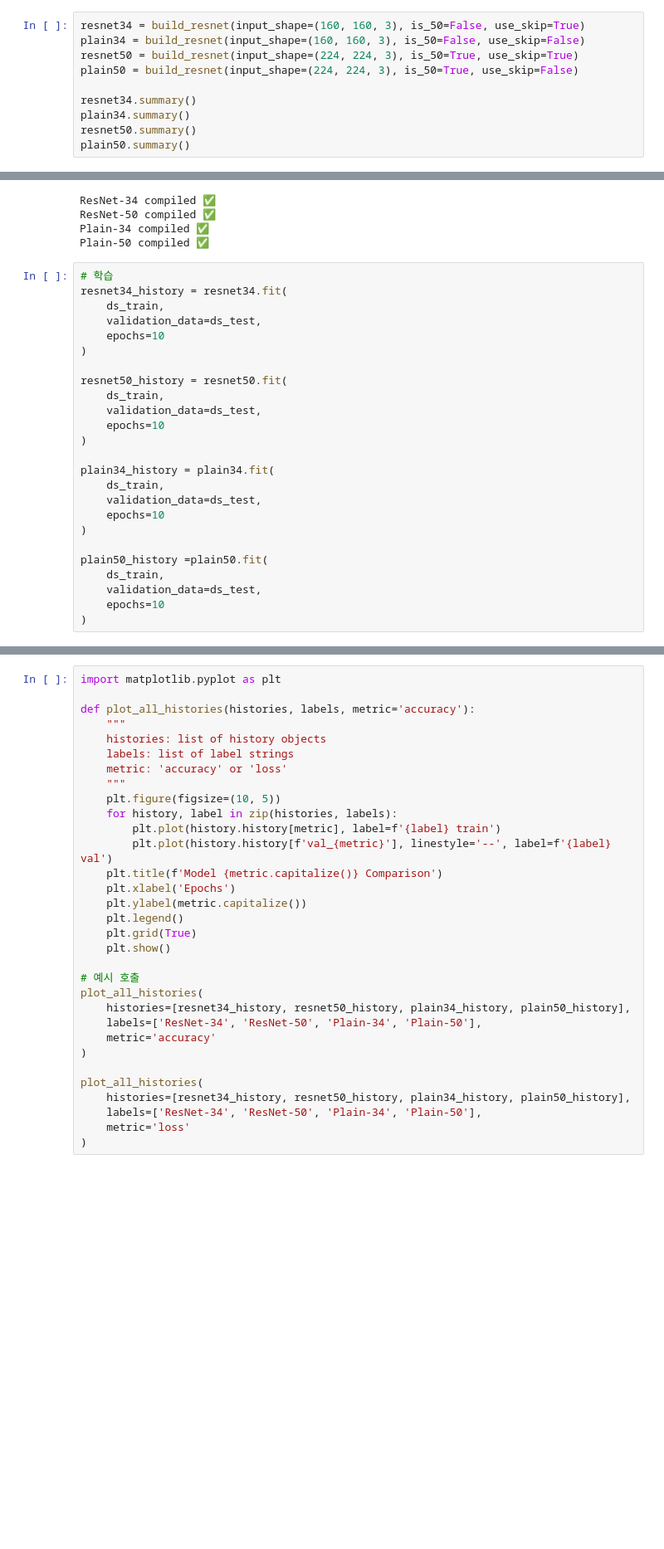
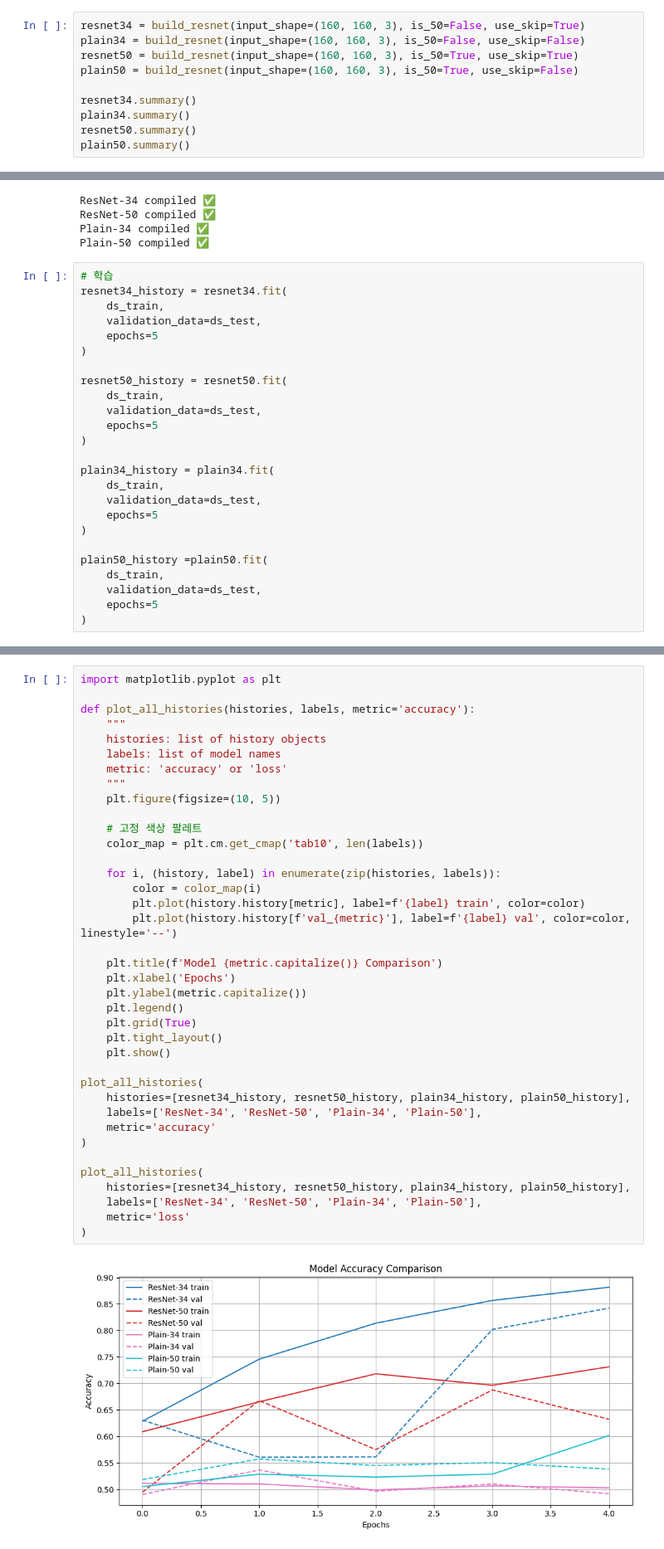
Before and after one commit to ruby413/AIFFEL_quest_rs, a Jupyter notebook: GoingDeeper/GD_01_02/resnet.ipynb, the cells around one changed output, grey strips where cells are left out. Shown at 83% size. Drawn from its saved outputs; the diff is of its cells as text; blank space fills up the shorter version.

```diff
--- a/GoingDeeper/GD_01_02/resnet.ipynb
+++ b/GoingDeeper/GD_01_02/resnet.ipynb
@@ -122,8 +122,8 @@ def build_resnet(input_shape=(32, 32, 3), num_classes=10, is_50=False, use_skip=
 # %%
 resnet34 = build_resnet(input_shape=(160, 160, 3), is_50=False, use_skip=True)
 plain34 = build_resnet(input_shape=(160, 160, 3), is_50=False, use_skip=False)
-resnet50 = build_resnet(input_shape=(224, 224, 3), is_50=True, use_skip=True)
-plain50 = build_resnet(input_shape=(224, 224, 3), is_50=True, use_skip=False)
+resnet50 = build_resnet(input_shape=(160, 160, 3), is_50=True, use_skip=True)
+plain50 = build_resnet(input_shape=(160, 160, 3), is_50=True, use_skip=False)
 
 resnet34.summary()
 plain34.summary()
@@ -247,24 +247,24 @@ Plain-50 compiled ✅
 resnet34_history = resnet34.fit(
     ds_train,
     validation_data=ds_test,
-    epochs=10
+    epochs=5
 )
 
 resnet50_history = resnet50.fit(
     ds_train,
     validation_data=ds_test,
-    epochs=10
+    epochs=5
 )
 
 plain34_history = plain34.fit(
     ds_train,
     validation_data=ds_test,
-    epochs=10
+    epochs=5
 )
 
 plain50_history =plain50.fit(
     ds_train,
     validation_data=ds_test,
-    epochs=10
+    epochs=5
 )
 # %% [output]
@@ -281,32 +288,40 @@ Epoch 5/10
 # %%
 import matplotlib.pyplot as plt
 
 def plot_all_histories(histories, labels, metric='accuracy'):
     """
     histories: list of history objects
-    labels: list of label strings
+    labels: list of model names
     metric: 'accuracy' or 'loss'
     """
     plt.figure(figsize=(10, 5))
-    for history, label in zip(histories, labels):
-        plt.plot(history.history[metric], label=f'{label} train')
-        plt.plot(history.history[f'val_{metric}'], linestyle='--', label=f'{label} val')
+
+    # 고정 색상 팔레트
+    color_map = plt.cm.get_cmap('tab10', len(labels))
+
+    for i, (history, label) in enumerate(zip(histories, labels)):
+        color = color_map(i)
+        plt.plot(history.history[metric], label=f'{label} train', color=color)
+        plt.plot(history.history[f'val_{metric}'], label=f'{label} val', color=color, linestyle='--')
+
     plt.title(f'Model {metric.capitalize()} Comparison')
     plt.xlabel('Epochs')
     plt.ylabel(metric.capitalize())
     plt.legend()
     plt.grid(True)
+    plt.tight_layout()
     plt.show()
 
-# 예시 호출
 plot_all_histories(
     histories=[resnet34_history, resnet50_history, plain34_history, plain50_history],
     labels=['ResNet-34', 'ResNet-50', 'Plain-34', 'Plain-50'],
     metric='accuracy'
 )
 
 plot_all_histories(
     histories=[resnet34_history, resnet50_history, plain34_history, plain50_history],
     labels=['ResNet-34', 'ResNet-50', 'Plain-34', 'Plain-50'],
     metric='loss'
 )
+# %% [output]
+[figure, added]
```
Also changed, not shown: parts of 5 cells of this notebook.
